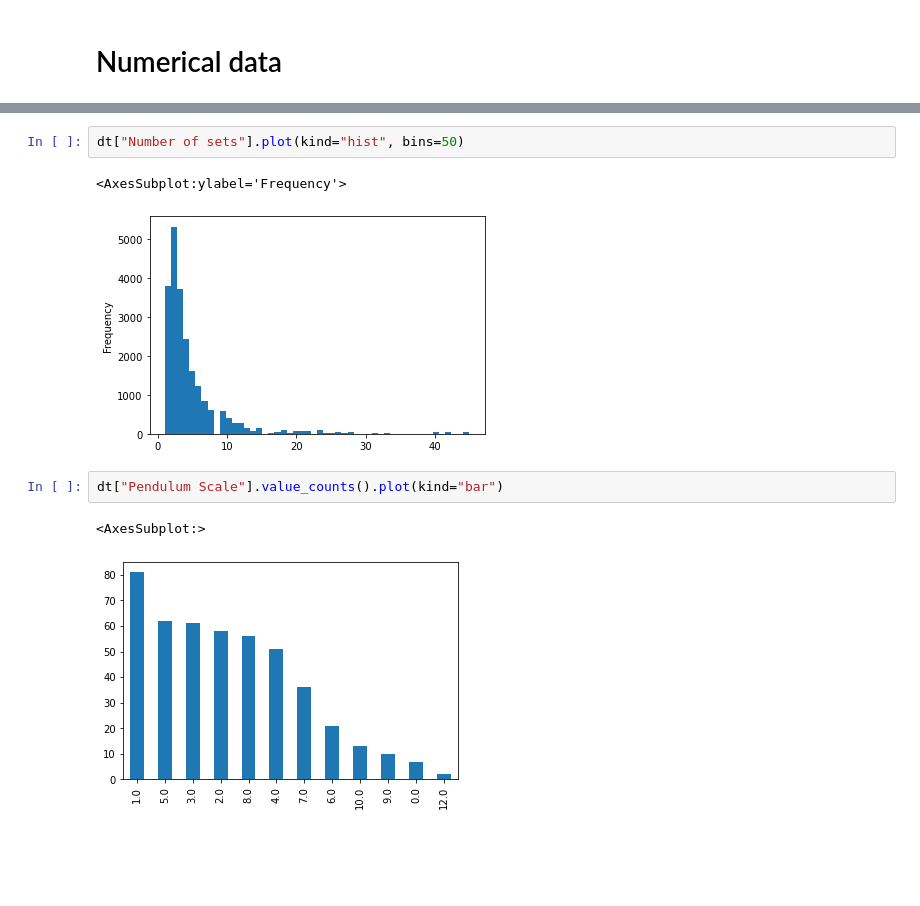
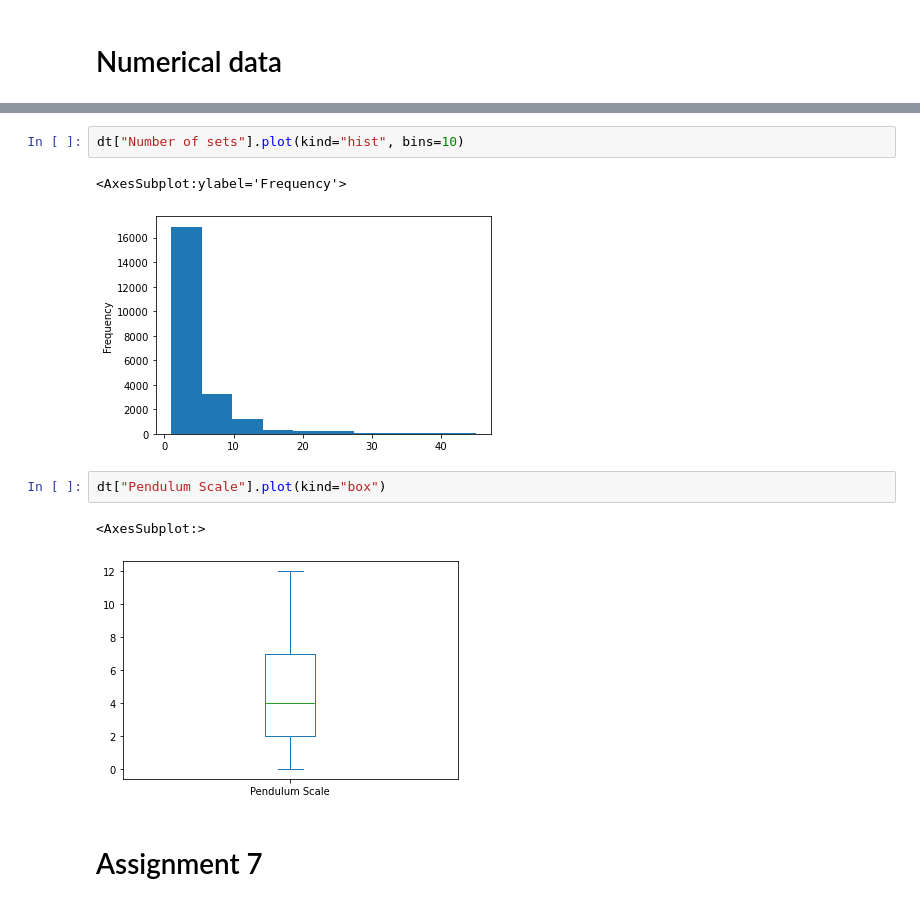
Before and after one commit to justinrds2001/DataScienceRepo, a Jupyter notebook: assignment6&7.ipynb, the cells around one changed output, grey strips where cells are left out. Drawn from its saved outputs; the diff is of its cells as text; blank space fills up the shorter version.

```diff
--- a/assignment6.ipynb
+++ b/assignment6&7.ipynb
@@ -36,11 +31,13 @@ dt["Number of sets"].value_counts(dropna=False).plot(kind="bar")
 # %%
-dt["Number of sets"].plot(kind="hist", bins=50)
+dt["Number of sets"].plot(kind="hist", bins=10)
 # %% [output]
 <AxesSubplot:ylabel='Frequency'>
-[figure, old version]
+[figure, new version]
 # %%
-dt["Pendulum Scale"].value_counts().plot(kind="bar")
+dt["Pendulum Scale"].plot(kind="box")
 # %% [output]
 <AxesSubplot:>
-[figure, old version]
+[figure, new version]
+# %% [markdown]
+# Assignment 7
 # %%
```
Also changed, not shown: parts of 2 cells of this notebook, 2 other files.
